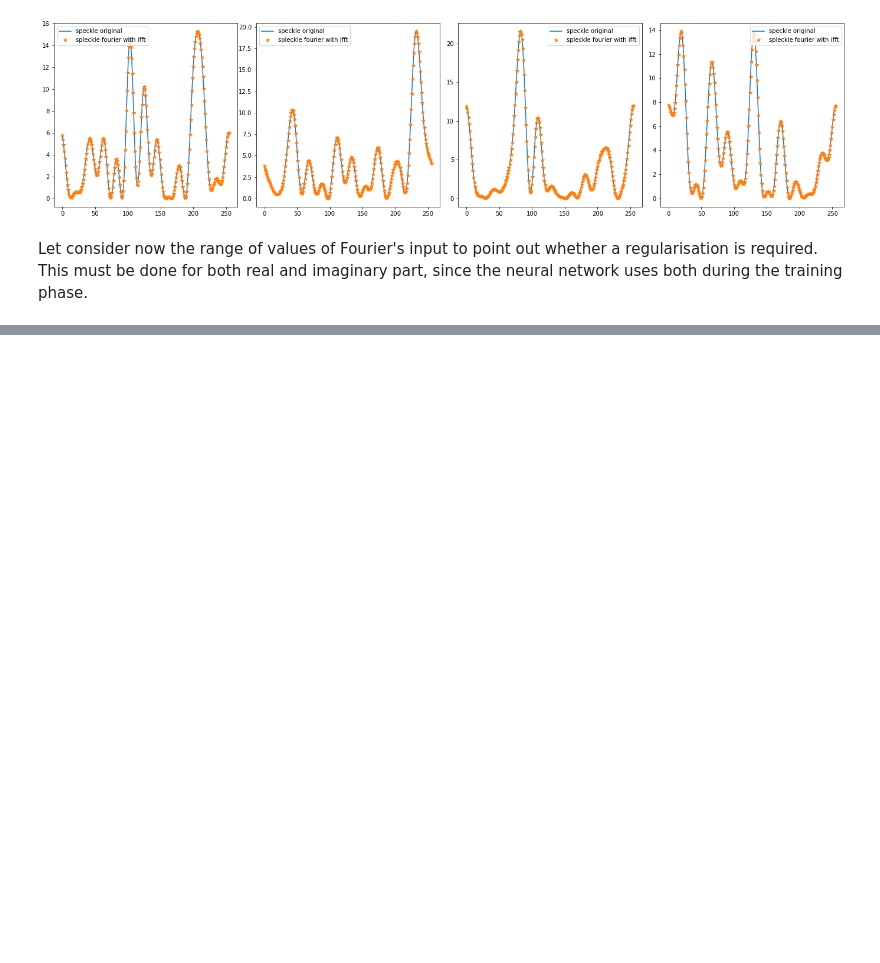
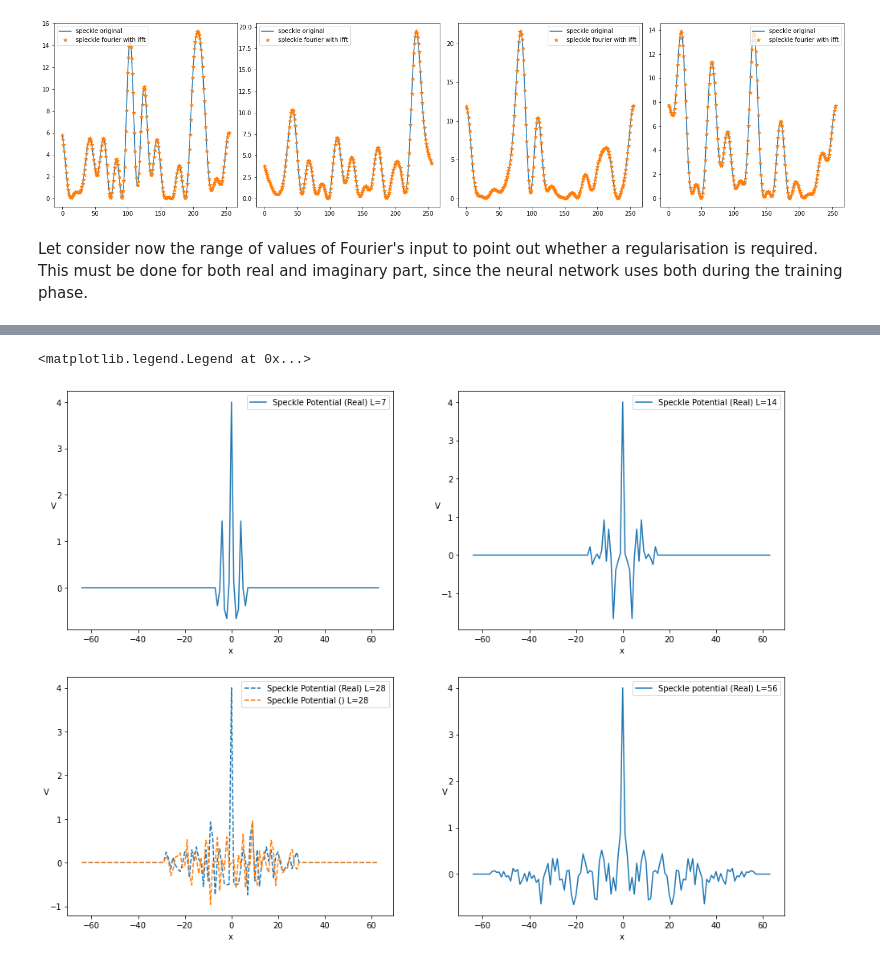
Before and after one commit to gscriva/dlai-project, a Jupyter notebook: readdata.ipynb, the cells around one changed output, grey strips where cells are left out. Drawn from its saved outputs; the diff is of its cells as text; code cells hidden in the pictures; blank space fills up the shorter version.

```diff
--- a/readdata.ipynb
+++ b/readdata.ipynb
@@ -208,0 +215,44 @@ Imaginary part: -2.8437069346990698    2.729530880408131
+# %%
+#print(speckleR.size())
+train_7 = np.load('dataset/train_data_L7.npz')
+train_28 = np.load('dataset/train_data_L28.npz')
+train_14 = np.load('dataset/train_data_L14.npz')
+train_56 = np.load('dataset/train_data_L56.npz')
+
+fig = plt.figure(figsize=(16,12))
+
+plt.subplot(2,2,1)
+ax = np.arange(-64, 64)
+# plt.hlines(train_data['evalues'][5], xmin=-1, xmax=130, colors='red', linestyles='dashed', label='Ground State Energy')
+plt.plot(ax, np.fft.fftshift(np.fft.fft(train_7['speckleR'], norm='forward').real)[5,:], label='Speckle Potential (Real) L=7')
+plt.ylabel('V', rotation='horizontal')
+plt.xlabel('x')
+plt.legend(loc='best')
+
+plt.subplot(2,2,2)
+ax = np.arange(-64, 64)
+plt.plot(ax, np.fft.fftshift(np.fft.fft(train_14['speckleR'], norm='forward').real)[5,64:192], label='Speckle Potential (Real) L=14')
+# plt.hlines(train_14['evalues'][5], xmin=-5, xmax=260, colors='red', linestyles='dashed', label='Ground State Energy')
+plt.ylabel('V', rotation='horizontal')
+plt.xlabel('x')
+plt.legend(loc='best')
+
+plt.subplot(2,2,3)
+ax = np.arange(-64, 64)
+plt.plot(ax, np.fft.fftshift(np.fft.fft(train_28['speckleR'], norm='forward').real)[5,192:320], '--', label='Speckle Potential (Real) L=28')
+plt.plot(ax, np.fft.fftshift(np.fft.fft(train_28['speckleR'], norm='forward').imag)[5,192:320], '--', label='Speckle Potential () L=28')
+# plt.hlines(train_28['evalues'][5], xmin=-10, xmax=515, colors='red', linestyles='dashed', label='Ground State Energy')
+plt.ylabel('V', rotation='horizontal')
+plt.xlabel('x')
+plt.legend(loc='best')
+
+plt.subplot(2,2,4)
+# plt.hlines(train_56['evalues'][5], xmin=-15, xmax=1040, colors='red', linestyles='dashed', label='Ground State Energy')
+ax = np.arange(-64, 64)
+plt.plot(ax, np.fft.fftshift(np.fft.fft(train_56['speckleR'], norm='forward').real)[5,448:576], label='Speckle potential (Real) L=56')
+plt.ylabel('V', rotation='horizontal')
+plt.xlabel('x')
+plt.legend(loc='best')
+# %% [output]
+<matplotlib.legend.Legend at 0x...>
+[figure, added]
```
Also changed, not shown: parts of 25 cells of this notebook.
